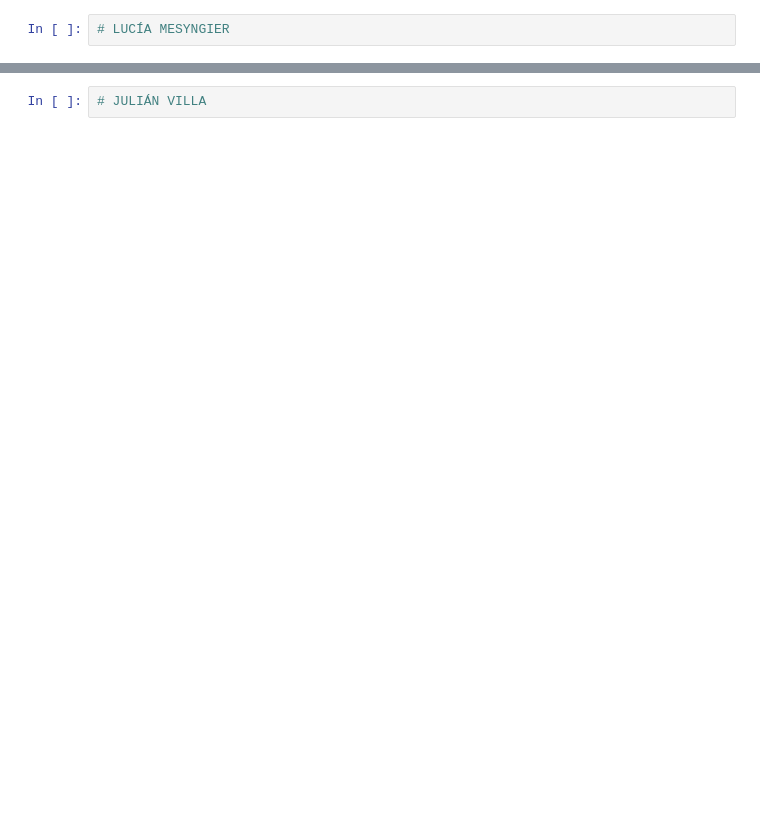
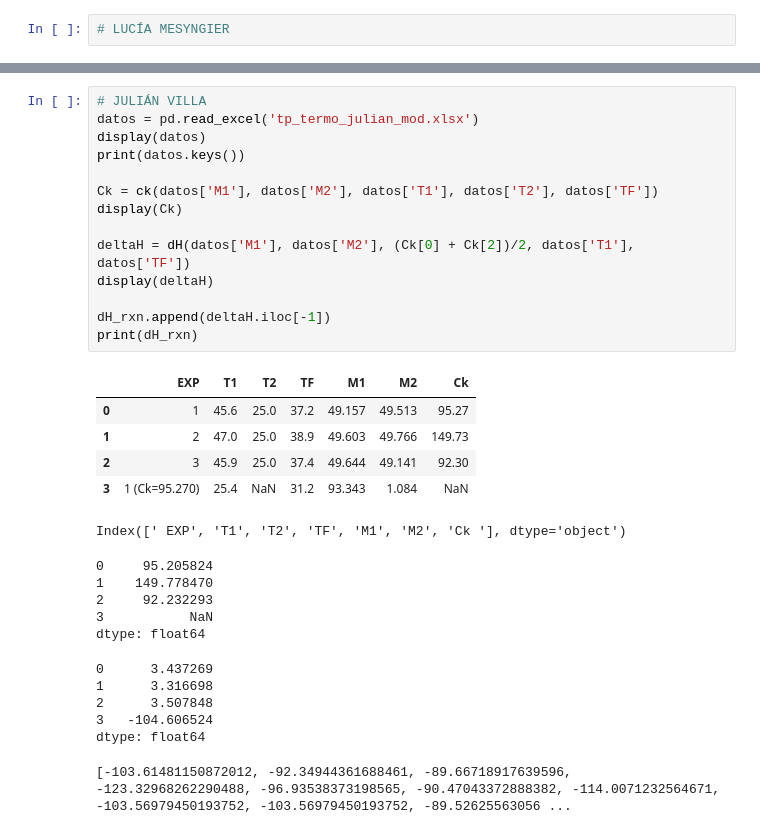
Before and after one commit to blychs/ino1, a Jupyter notebook: tp_termo/tp_termo.ipynb, the cells around one changed output, grey strips where cells are left out. Drawn from its saved outputs; the diff is of its cells as text; blank space fills up the shorter version.

```diff
--- a/tp_termo/tp_termo.ipynb
+++ b/tp_termo/tp_termo.ipynb
@@ -155,2 +335,32 @@ dtype: float64
-# %%
-# JULIÁN VILLA
+# %%
+# JULIÁN VILLA
+datos = pd.read_excel('tp_termo_julian_mod.xlsx')
+display(datos)
+print(datos.keys())
+
+Ck = ck(datos['M1'], datos['M2'], datos['T1'], datos['T2'], datos['TF'])
+display(Ck)
+
+deltaH = dH(datos['M1'], datos['M2'], (Ck[0] + Ck[2])/2, datos['T1'], datos['TF'])
+display(deltaH)
+
+dH_rxn.append(deltaH.iloc[-1])
+print(dH_rxn)
+# %% [output]
+|  | EXP | T1 | T2 | TF | M1 | M2 | Ck |
+| 0 | 1 | 45.6 | 25.0 | 37.2 | 49.157 | 49.513 | 95.27 |
+| 1 | 2 | 47.0 | 25.0 | 38.9 | 49.603 | 49.766 | 149.73 |
+| 2 | 3 | 45.9 | 25.0 | 37.4 | 49.644 | 49.141 | 92.30 |
+| 3 | 1 (Ck=95.270) | 25.4 | NaN | 31.2 | 93.343 | 1.084 | NaN |
+Index([' EXP', 'T1', 'T2', 'TF', 'M1', 'M2', 'Ck '], dtype='object')
+0     95.205824
+1    149.778470
+2     92.232293
+3           NaN
+dtype: float64
+0      3.437269
+1      3.316698
+2      3.507848
+3   -104.606524
+dtype: float64
+[-103.61481150872012, -92.34944361688461, -89.66718917639596, -123.32968262290488, -96.93538373198565, -90.47043372888382, -114.0071232564671, -103.56979450193752, -103.56979450193752, -89.52625563056 ...
```
Also changed, not shown: parts of 19 cells of this notebook, 15 other files.
